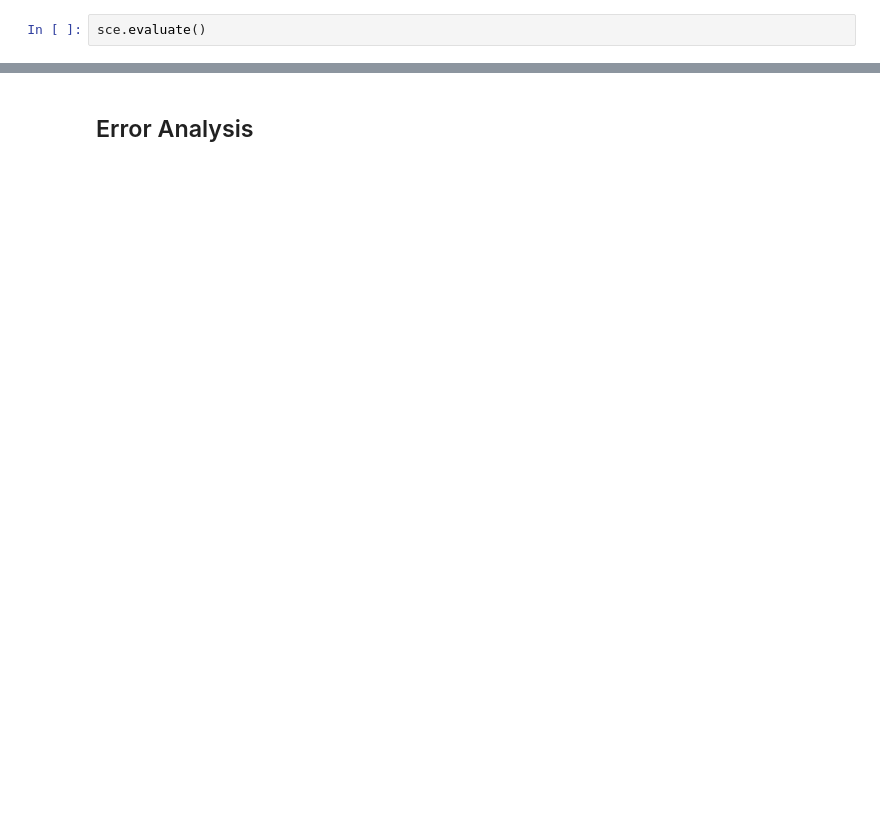
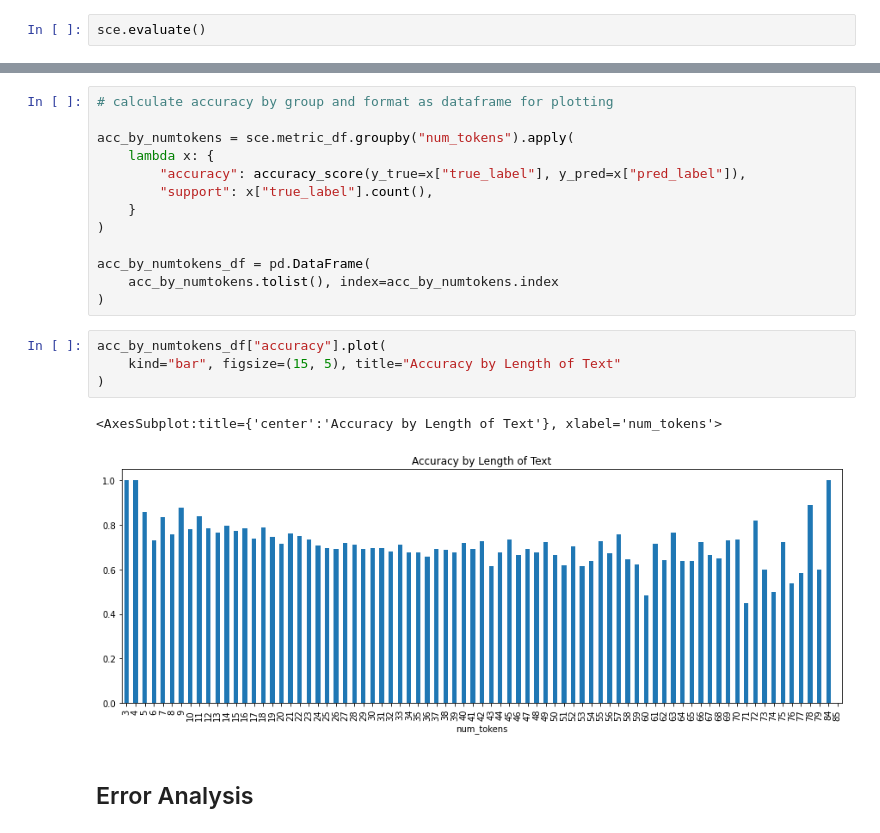
Before and after one commit to fastforwardlabs/text-style-transfer, a Jupyter notebook: notebooks/WNC_full_style_classifier_evaluation.ipynb, the cells around one changed output, grey strips where cells are left out. Cells and saved outputs as stored; diff of their text form; blank space fills up the shorter version.

```diff
--- a/notebooks/WNC_full_style_classifier_evaluation.ipynb
+++ b/notebooks/WNC_full_style_classifier_evaluation.ipynb
@@ -53,3 +78,23 @@ sce.get_classification_report()
+# %%
+# calculate accuracy by group and format as dataframe for plotting
+
+acc_by_numtokens = sce.metric_df.groupby("num_tokens").apply(
+    lambda x: {
+        "accuracy": accuracy_score(y_true=x["true_label"], y_pred=x["pred_label"]),
+        "support": x["true_label"].count(),
+    }
+)
+
+acc_by_numtokens_df = pd.DataFrame(
+    acc_by_numtokens.tolist(), index=acc_by_numtokens.index
+)
+# %%
+acc_by_numtokens_df["accuracy"].plot(
+    kind="bar", figsize=(15, 5), title="Accuracy by Length of Text"
+)
+# %% [output]
+<AxesSubplot:title={'center':'Accuracy by Length of Text'}, xlabel='num_tokens'>
+[figure, added]
 # %% [markdown]
 ## Error Analysis
 # %%
```
Also changed, not shown: parts of 21 cells of this notebook, 9 other files.
